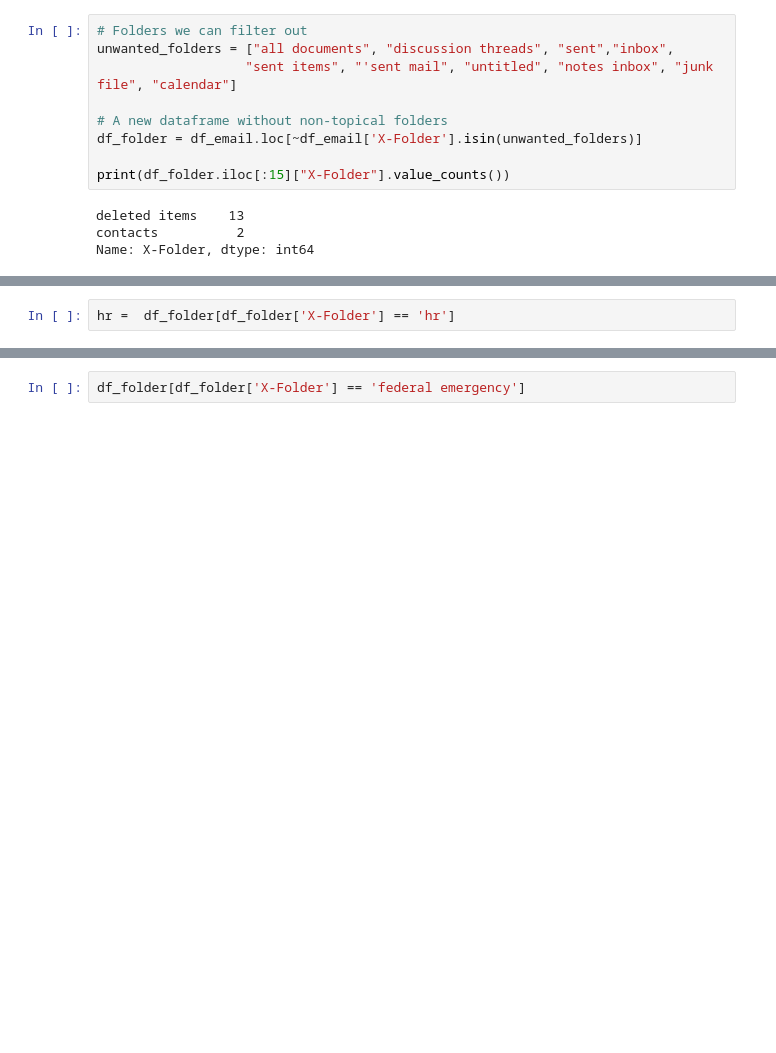
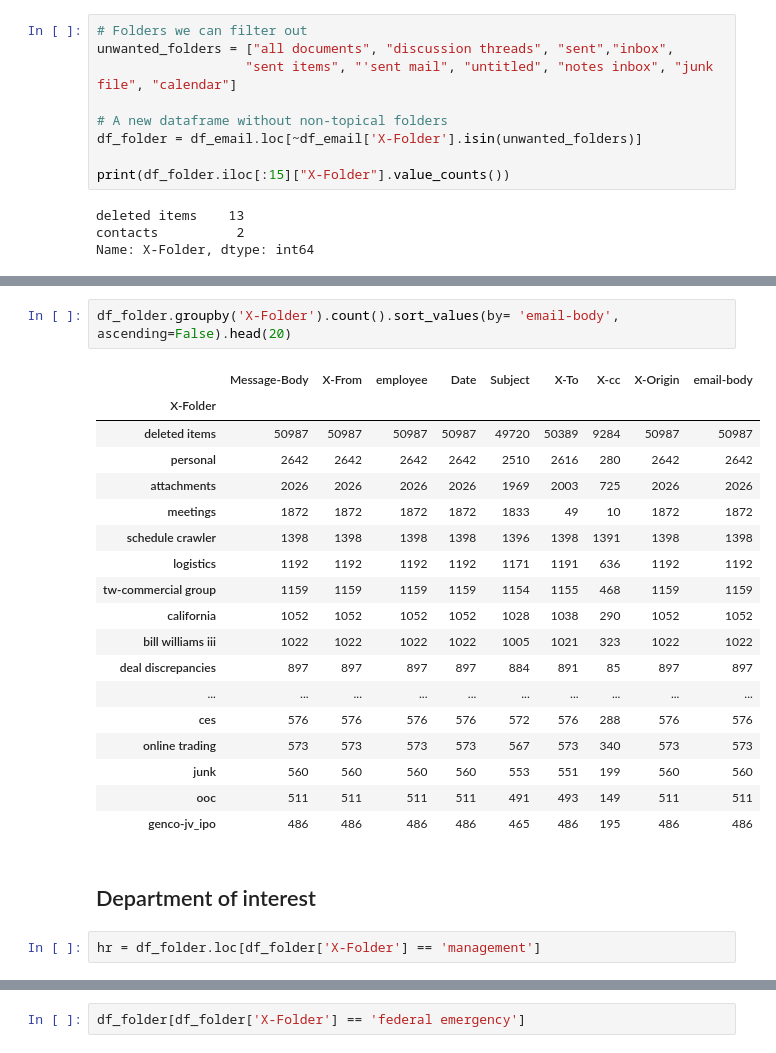
Before and after one commit to nedraki/Enron-Email, a Jupyter notebook: sentiment.ipynb, the cells around one changed output, grey strips where cells are left out. Cells and saved outputs as stored; diff of their text form; blank space fills up the shorter version.

```diff
--- a/sentiment.ipynb
+++ b/sentiment.ipynb
@@ -158,6 +158,29 @@ outages                         1
 Name: X-Folder, Length: 1772, dtype: int64
+# %%
+df_folder.groupby('X-Folder').count().sort_values(by= 'email-body', ascending=False).head(20)
+# %% [output]
+|  | Message-Body | X-From | employee | Date | Subject | X-To | X-cc | X-Origin | email-body |
+| X-Folder |  |  |  |  |  |  |  |  |  |
+| deleted items | 50987 | 50987 | 50987 | 50987 | 49720 | 50389 | 9284 | 50987 | 50987 |
+| personal | 2642 | 2642 | 2642 | 2642 | 2510 | 2616 | 280 | 2642 | 2642 |
+| attachments | 2026 | 2026 | 2026 | 2026 | 1969 | 2003 | 725 | 2026 | 2026 |
+| meetings | 1872 | 1872 | 1872 | 1872 | 1833 | 49 | 10 | 1872 | 1872 |
+| schedule crawler | 1398 | 1398 | 1398 | 1398 | 1396 | 1398 | 1391 | 1398 | 1398 |
+| logistics | 1192 | 1192 | 1192 | 1192 | 1171 | 1191 | 636 | 1192 | 1192 |
+| tw-commercial group | 1159 | 1159 | 1159 | 1159 | 1154 | 1155 | 468 | 1159 | 1159 |
+| california | 1052 | 1052 | 1052 | 1052 | 1028 | 1038 | 290 | 1052 | 1052 |
+| bill williams iii | 1022 | 1022 | 1022 | 1022 | 1005 | 1021 | 323 | 1022 | 1022 |
+| deal discrepancies | 897 | 897 | 897 | 897 | 884 | 891 | 85 | 897 | 897 |
+| ... | ... | ... | ... | ... | ... | ... | ... | ... | ... |
+| ces | 576 | 576 | 576 | 576 | 572 | 576 | 288 | 576 | 576 |
+| online trading | 573 | 573 | 573 | 573 | 567 | 573 | 340 | 573 | 573 |
+| junk | 560 | 560 | 560 | 560 | 553 | 551 | 199 | 560 | 560 |
+| ooc | 511 | 511 | 511 | 511 | 491 | 493 | 149 | 511 | 511 |
+| genco-jv_ipo | 486 | 486 | 486 | 486 | 465 | 486 | 195 | 486 | 486 |
+# %% [markdown]
+## Department of interest
 # %%
-hr =  df_folder[df_folder['X-Folder'] == 'hr']
+hr = df_folder.loc[df_folder['X-Folder'] == 'management']
 # %%
 hr.count()
 # %% [output]
```
Also changed, not shown: parts of 14 cells of this notebook, 2 other files.
